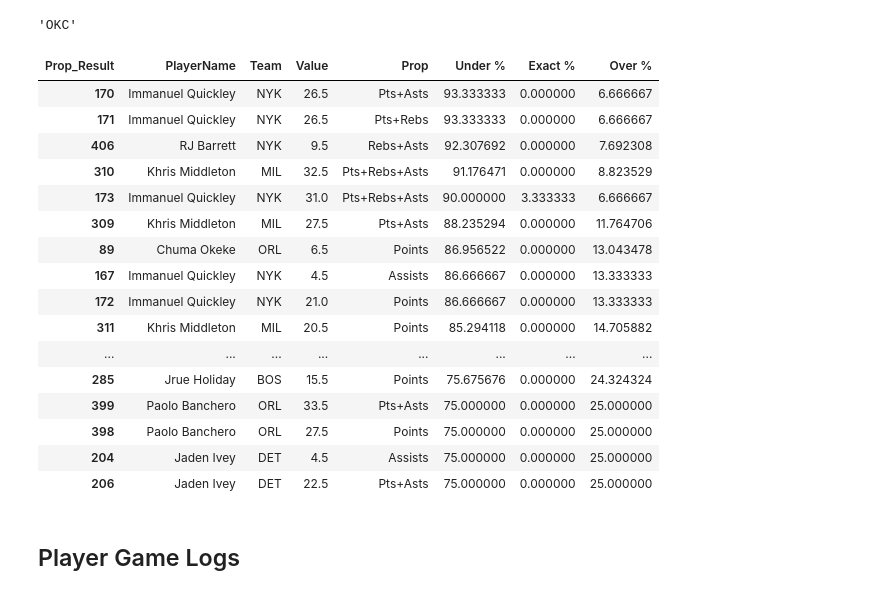
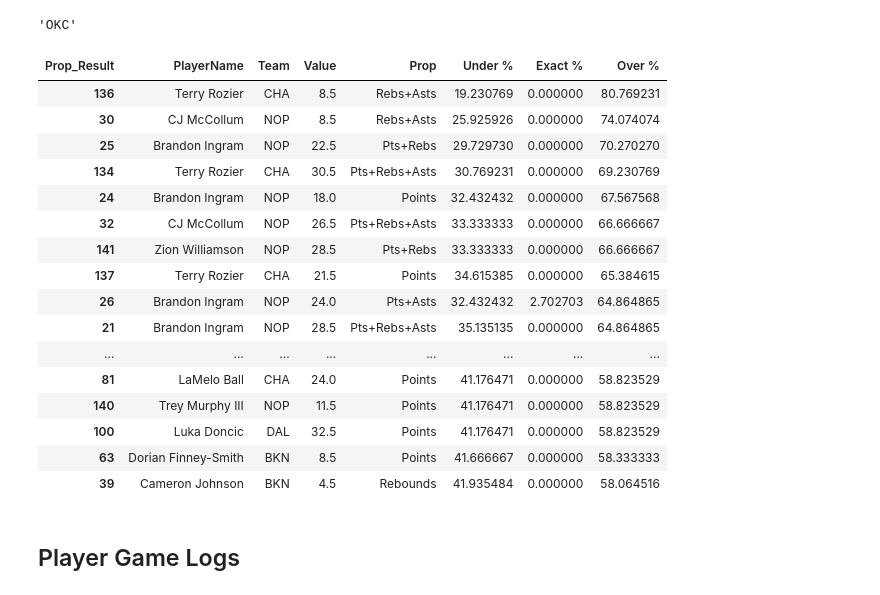
Before and after one commit to DhirenShivdasani/NBA-player-prop-analysis, a Jupyter notebook: Untitled.ipynb, the cells around one changed output. Drawn from its saved outputs; the diff is of its cells as text; code cells hidden in the pictures.

```diff
--- a/Untitled.ipynb
+++ b/Untitled.ipynb
@@ -468,25 +468,25 @@ grouped_stats = grouped_stats.rename(columns={-1: 'Under %', 0: 'Exact %', 1: 'O
 # Reset the index to turn the group by columns into regular columns
 grouped_stats = grouped_stats.reset_index()
 # %%
-grouped_stats.sort_values(by='Under %', ascending=False).head(35)
+grouped_stats.sort_values(by='Over %', ascending=False).head(35)
 # %% [output]
 | Prop_Result | PlayerName | Team | Value | Prop | Under % | Exact % | Over % |
-| 170 | Immanuel Quickley | NYK | 26.5 | Pts+Asts | 93.333333 | 0.000000 | 6.666667 |
-| 171 | Immanuel Quickley | NYK | 26.5 | Pts+Rebs | 93.333333 | 0.000000 | 6.666667 |
-| 406 | RJ Barrett | NYK | 9.5 | Rebs+Asts | 92.307692 | 0.000000 | 7.692308 |
-| 310 | Khris Middleton | MIL | 32.5 | Pts+Rebs+Asts | 91.176471 | 0.000000 | 8.823529 |
-| 173 | Immanuel Quickley | NYK | 31.0 | Pts+Rebs+Asts | 90.000000 | 3.333333 | 6.666667 |
-| 309 | Khris Middleton | MIL | 27.5 | Pts+Asts | 88.235294 | 0.000000 | 11.764706 |
-| 89 | Chuma Okeke | ORL | 6.5 | Points | 86.956522 | 0.000000 | 13.043478 |
-| 167 | Immanuel Quickley | NYK | 4.5 | Assists | 86.666667 | 0.000000 | 13.333333 |
-| 172 | Immanuel Quickley | NYK | 21.0 | Points | 86.666667 | 0.000000 | 13.333333 |
-| 311 | Khris Middleton | MIL | 20.5 | Points | 85.294118 | 0.000000 | 14.705882 |
+| 136 | Terry Rozier | CHA | 8.5 | Rebs+Asts | 19.230769 | 0.000000 | 80.769231 |
+| 30 | CJ McCollum | NOP | 8.5 | Rebs+Asts | 25.925926 | 0.000000 | 74.074074 |
+| 25 | Brandon Ingram | NOP | 22.5 | Pts+Rebs | 29.729730 | 0.000000 | 70.270270 |
+| 134 | Terry Rozier | CHA | 30.5 | Pts+Rebs+Asts | 30.769231 | 0.000000 | 69.230769 |
+| 24 | Brandon Ingram | NOP | 18.0 | Points | 32.432432 | 0.000000 | 67.567568 |
+| 32 | CJ McCollum | NOP | 26.5 | Pts+Rebs+Asts | 33.333333 | 0.000000 | 66.666667 |
+| 141 | Zion Williamson | NOP | 28.5 | Pts+Rebs | 33.333333 | 0.000000 | 66.666667 |
+| 137 | Terry Rozier | CHA | 21.5 | Points | 34.615385 | 0.000000 | 65.384615 |
+| 26 | Brandon Ingram | NOP | 24.0 | Pts+Asts | 32.432432 | 2.702703 | 64.864865 |
+| 21 | Brandon Ingram | NOP | 28.5 | Pts+Rebs+Asts | 35.135135 | 0.000000 | 64.864865 |
 | ... | ... | ... | ... | ... | ... | ... | ... |
-| 285 | Jrue Holiday | BOS | 15.5 | Points | 75.675676 | 0.000000 | 24.324324 |
-| 399 | Paolo Banchero | ORL | 33.5 | Pts+Asts | 75.000000 | 0.000000 | 25.000000 |
-| 398 | Paolo Banchero | ORL | 27.5 | Points | 75.000000 | 0.000000 | 25.000000 |
-| 204 | Jaden Ivey | DET | 4.5 | Assists | 75.000000 | 0.000000 | 25.000000 |
-| 206 | Jaden Ivey | DET | 22.5 | Pts+Asts | 75.000000 | 0.000000 | 25.000000 |
+| 81 | LaMelo Ball | CHA | 24.0 | Points | 41.176471 | 0.000000 | 58.823529 |
+| 140 | Trey Murphy III | NOP | 11.5 | Points | 41.176471 | 0.000000 | 58.823529 |
+| 100 | Luka Doncic | DAL | 32.5 | Points | 41.176471 | 0.000000 | 58.823529 |
+| 63 | Dorian Finney-Smith | BKN | 8.5 | Points | 41.666667 | 0.000000 | 58.333333 |
+| 39 | Cameron Johnson | BKN | 4.5 | Rebounds | 41.935484 | 0.000000 | 58.064516 |
 # %% [markdown]
 ## Player Game Logs
 # %%
```
Also changed, not shown: 4 other files.
